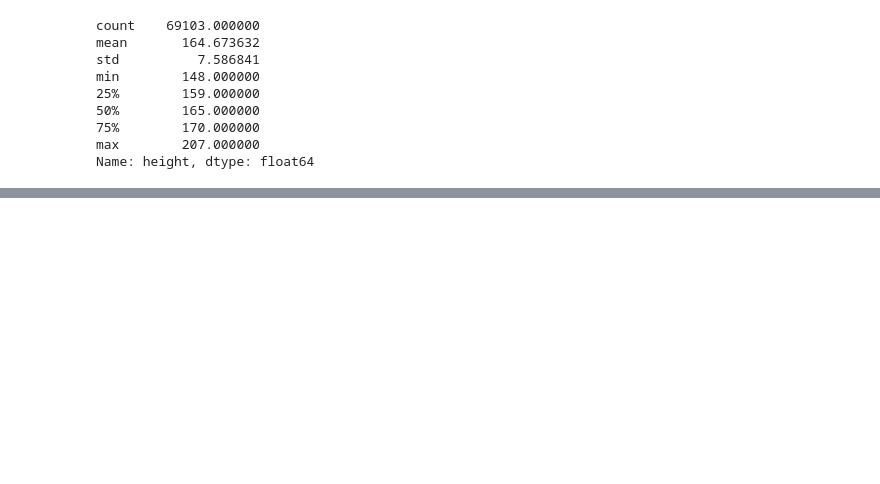
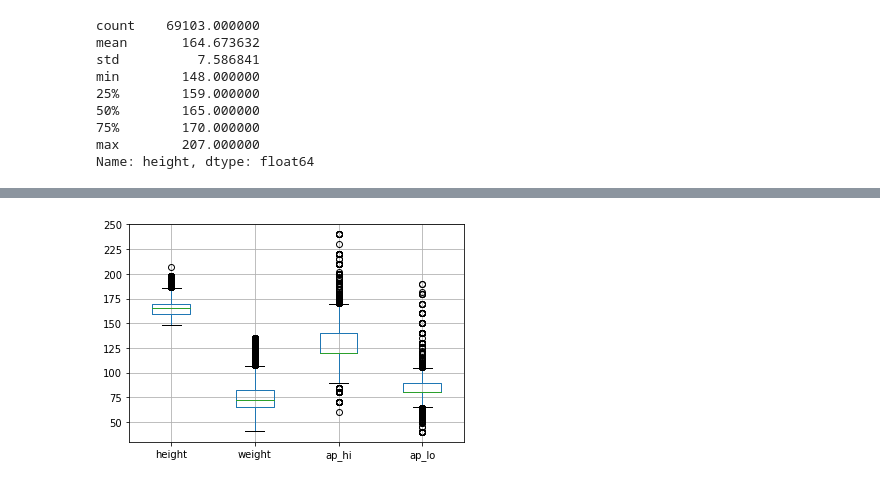
Before and after one commit to enrique-bustamante/Group2_Cardiovascular_Project, a Jupyter notebook: Database/Cardiovascular_Project.ipynb, the cells around one changed output, grey strips where cells are left out. Drawn from its saved outputs; the diff is of its cells as text; code cells hidden in the pictures; blank space fills up the shorter version.

```diff
--- a/Database/Cardiovascular_Project.ipynb
+++ b/Database/Cardiovascular_Project.ipynb
@@ -162,4 +219,8 @@ max        109.000000
 Name: ap_lo, dtype: float64
+# %%
+boxplot = cardio_df.boxplot(column=['height','weight','ap_hi','ap_lo'])
+# %% [output]
+[figure, added]
 # %%
 #Check how many datapoints there are now after removing outliers
 cardio_df.count()
```
Also changed, not shown: parts of 23 cells of this notebook, 5 other files.
